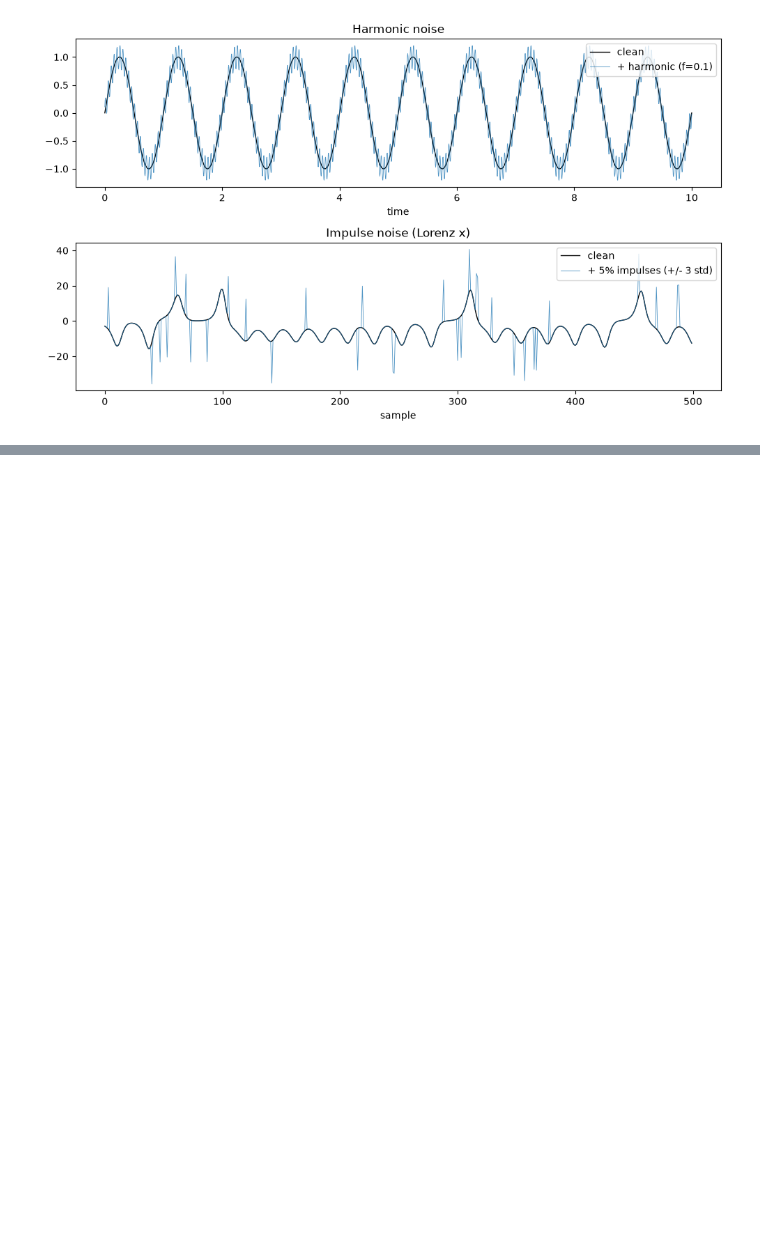
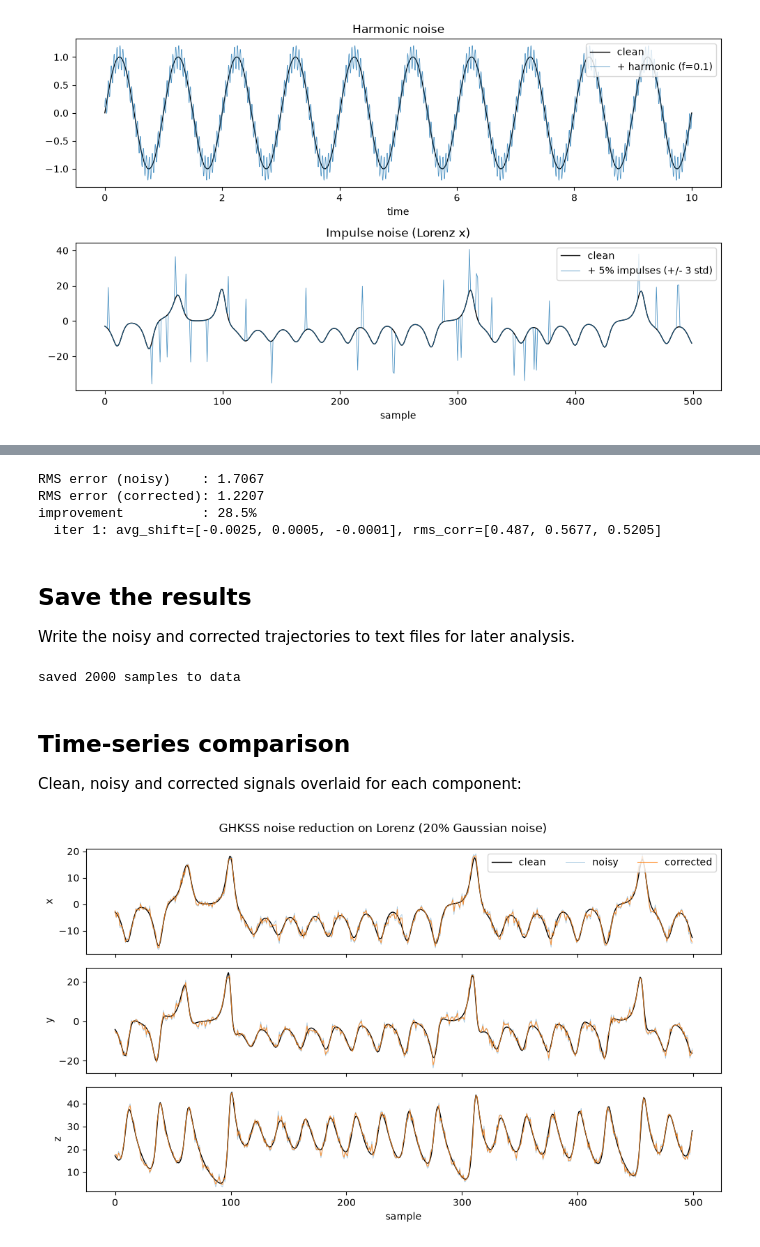
Before and after one commit to ieeningnwq/nolitisea, a Jupyter notebook: examples/noise.ipynb, the cells around one changed output, grey strips where cells are left out. Cells and saved outputs as stored; diff of their text form; code cells hidden in the pictures; blank space fills up the shorter version.

```diff
--- a/examples/noise.ipynb
+++ b/examples/noise.ipynb
@@ -135,0 +142,65 @@ plt.show()
+# %%
+from nolitisea.noise.ghkss import ghkss
+
+# Regenerate the clean trajectory and add 20% Gaussian noise.
+np.random.seed(0)
+_, clean = lorenz(length=2000)
+noisy = add_noise(clean, noise_type='gaussian', level=0.20, seed=42)
+
+# ghkss expects (n_times, comp): pass the noisy trajectory directly.
+result = ghkss(noisy, embed=6, delay=1, qdim=3, minn=60, iterations=3)
+corrected = result['corrected']  # same shape as noisy
+
+# Quantify the noise reduction.
+rms_noisy = np.sqrt(np.mean((noisy - clean) ** 2))
+rms_corr = np.sqrt(np.mean((corrected - clean) ** 2))
+print(f'RMS error (noisy)    : {rms_noisy:.4f}')
+print(f'RMS error (corrected): {rms_corr:.4f}')
+print(f'improvement          : {100 * (1 - rms_corr / rms_noisy):.1f}%')
+for i, st in enumerate(result['stats']):
+    avg = [round(v, 4) for v in st['average_shift']]
+    rms = [round(v, 4) for v in st['rms_correction']]
+    print(f'  iter {i+1}: avg_shift={avg}, rms_corr={rms}')
+# %% [output]
+RMS error (noisy)    : 1.7067
+RMS error (corrected): 1.2207
+improvement          : 28.5%
+  iter 1: avg_shift=[-0.0025, 0.0005, -0.0001], rms_corr=[0.487, 0.5677, 0.5205]
+# %% [markdown]
+## Save the results
+
+Write the noisy and corrected trajectories to text files for later analysis.
+# %%
+from pathlib import Path
+
+data_dir = Path('./data')
+data_dir.mkdir(parents=True, exist_ok=True)
+
+np.savetxt(data_dir / 'lorenz_noisy.txt', noisy, fmt='%.8f',
+           header='Lorenz + 20% Gaussian noise; columns: x y z')
+np.savetxt(data_dir / 'lorenz_corrected.txt', corrected, fmt='%.8f',
+           header='Lorenz after GHKSS (embed=6, delay=1, qdim=3, '
+                   'minn=60, iterations=3); columns: x y z')
+
+print(f'saved {len(noisy)} samples to {data_dir}')
+# %% [output]
+saved 2000 samples to data
+# %% [markdown]
+## Time-series comparison
+
+Clean, noisy and corrected signals overlaid for each component:
+# %%
+fig, axes = plt.subplots(3, 1, figsize=(10, 6), sharex=True)
+for j, (ax, name) in enumerate(zip(axes, 'xyz')):
+    ax.plot(t[:n], clean[:n, j], lw=1.0, color='black', label='clean')
+    ax.plot(t[:n], noisy[:n, j], lw=0.6, alpha=0.4, label='noisy')
+    ax.plot(t[:n], corrected[:n, j], lw=0.8, alpha=0.8, label='corrected')
+    ax.set_ylabel(name)
+axes[0].legend(loc='upper right', ncols=3)
+axes[-1].set_xlabel('sample')
+fig.suptitle('GHKSS noise reduction on Lorenz (20% Gaussian noise)')
+
+plt.tight_layout()
+plt.show()
+# %% [output]
+[figure, added]
```
Also changed, not shown: parts of 3 cells of this notebook, 4 other files.
